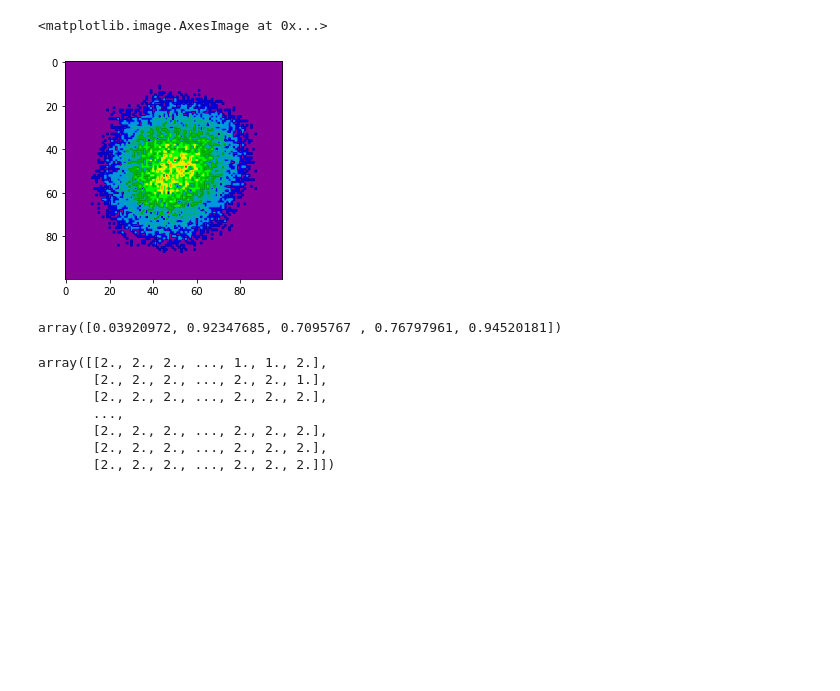
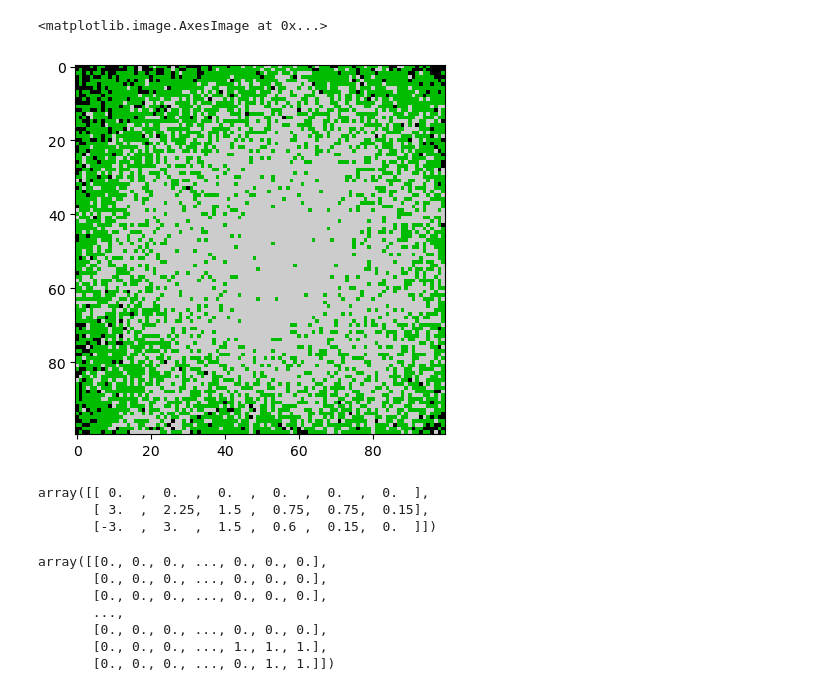
Before and after one commit to kuj24824/Complex_Systems, a Jupyter notebook: Code/BaseCityplanner_Alex.ipynb, the cells around one changed output. Drawn from its saved outputs; the diff is of its cells as text; code cells hidden in the pictures; blank space fills up the shorter version.

```diff
--- a/Code/BaseCityplanner_Alex.ipynb
+++ b/Code/BaseCityplanner_Alex.ipynb
@@ -114,7 +130,7 @@ def init_grid(N,params):
     return retgrid
 # %%
 dimensions = 100
-time = 15
+time = 30
 solution_dev = np.empty((time,dimensions,dimensions,2))
 init_city = init_grid(dimensions,3)
 solution_dev[0] = init_city
@@ -122,21 +138,23 @@ solution_dev[1] = CA_city(solution_dev[0],moore_n=6)
 for step in range(2,time):
     solution_dev[step] = CA_city(solution_dev[step-1],moore_n=6)
 # %%
-plt.imshow(solution_dev[9,:,:,1], cmap = 'nipy_spectral', vmin = 0, vmax = 10)
+plt.imshow(solution_dev[29,:,:,0], cmap = 'nipy_spectral', vmin = 0, vmax = 2)
 # %% [output]
 <matplotlib.image.AxesImage at 0x...>
-[figure, old version]
+[figure, new version]
 # %%
-np.random.rand(5)
+translation_rates[0][1][:]
 # %% [output]
-array([0.03920972, 0.92347685, 0.7095767 , 0.76797961, 0.94520181])
+array([[ 0.  ,  0.  ,  0.  ,  0.  ,  0.  ,  0.  ],
+       [ 3.  ,  2.25,  1.5 ,  0.75,  0.75,  0.15],
+       [-3.  ,  3.  ,  1.5 ,  0.6 ,  0.15,  0.  ]])
 # %%
-solution_dev[10,:,:,0]
+solution_dev[8,20:60,20:60,0]
 # %% [output]
-array([[2., 2., 2., ..., 1., 1., 2.],
-       [2., 2., 2., ..., 2., 2., 1.],
-       [2., 2., 2., ..., 2., 2., 2.],
+array([[0., 0., 0., ..., 0., 0., 0.],
+       [0., 0., 0., ..., 0., 0., 0.],
+       [0., 0., 0., ..., 0., 0., 0.],
        ...,
-       [2., 2., 2., ..., 2., 2., 2.],
-       [2., 2., 2., ..., 2., 2., 2.],
-       [2., 2., 2., ..., 2., 2., 2.]])
+       [0., 0., 0., ..., 0., 0., 0.],
+       [0., 0., 0., ..., 1., 1., 1.],
+       [0., 0., 0., ..., 0., 1., 1.]])
```
Also changed, not shown: parts of 5 cells of this notebook.
